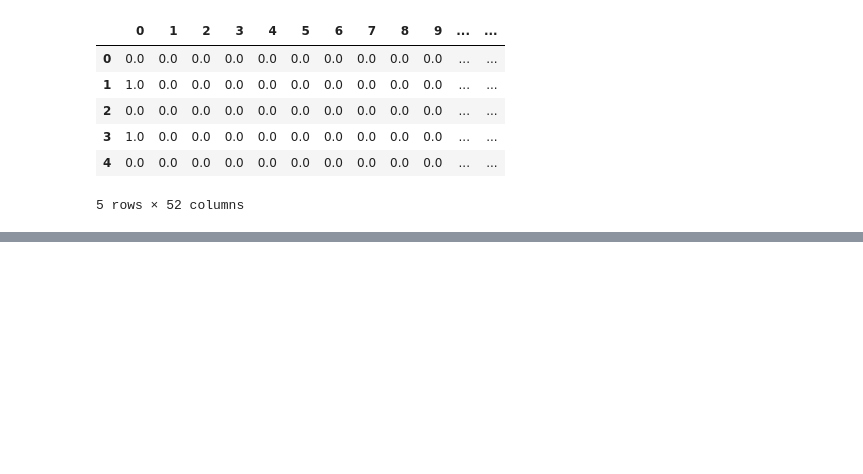
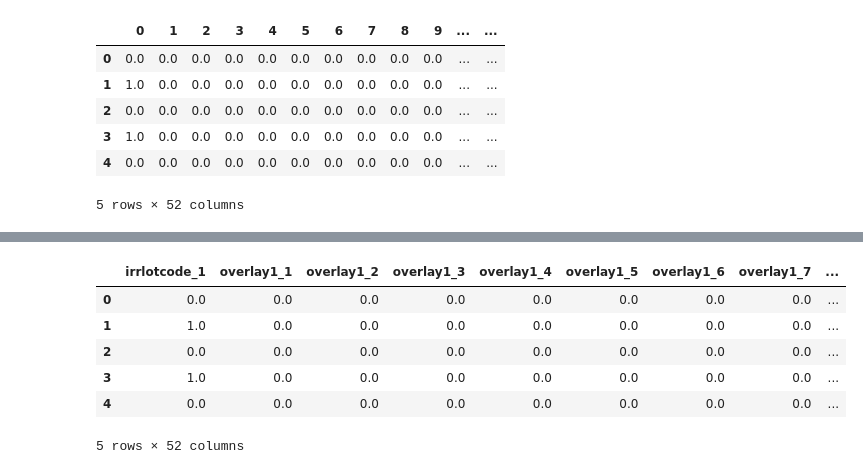
Before and after one commit to clairmarie8/Capstone, a Jupyter notebook: 01_Cleaning_Permits.ipynb, the cells around one changed output, grey strips where cells are left out. Saved outputs shown, nothing was run; the diff lists cells and outputs as text; code cells hidden in the pictures; blank space fills up the shorter version.

```diff
--- a/01_Cleaning_Permits.ipynb
+++ b/01_Cleaning_Permits.ipynb
@@ -2407,2 +2333,2 @@ See the caveats in the documentation: https://pandas.pydata.org/pandas-docs/stab
 # %%
-demo_cat2.astype('int64')
+demo_cat2 = demo_cat2.astype('int64')
@@ -2450,3 +2355,6 @@ Data columns (total 13 columns):
  12  zonedist2   3543 non-null   int64
 dtypes: int64(13)
 memory usage: 547.5 KB
+# %%
+cat2_cols = list(demo_cat2.columns)
+cat2_cols
@@ -2453,6 +2375,6 @@ memory usage: 547.5 KB
 # %%
-ohe = OneHotEncoder(drop='first', categories='auto', sparse=False, handle_unknown='error')
-demo_cat2 = ohe.fit_transform(demo_cat2)
+ohe2 = OneHotEncoder(drop='first', categories='auto', sparse=False, handle_unknown='error')
+demo_cat2 = ohe2.fit_transform(demo_cat2)
 demo_cat2 = pd.DataFrame(data=demo_cat2)
 demo_cat2.head(5)
 # %% [output]
@@ -2463,3 +2385,10 @@ demo_cat2.head(5)
 | 3 | 1.0 | 0.0 | 0.0 | 0.0 | 0.0 | 0.0 | 0.0 | 0.0 | 0.0 | 0.0 | ... | ... |
 | 4 | 0.0 | 0.0 | 0.0 | 0.0 | 0.0 | 0.0 | 0.0 | 0.0 | 0.0 | 0.0 | ... | ... |
 5 rows × 52 columns
+# %%
+feature_names2 = ohe2.get_feature_names(cat2_cols)
+feature_names2 = list(feature_names2)
+num_cols2 = list(range(0,52))
+
+cols2 = {num_cols2[i]: feature_names2[i] for i in range(len(num_cols2))}
+cols2
@@ -2466,3 +2413,15 @@ demo_cat2.head(5)
+# %%
+#rename columns in one-hot-encoded dataframe
+demo_cat2 = demo_cat2.rename(columns=cols2)
+demo_cat2.head(5)
+# %% [output]
+|  | irrlotcode_1 | overlay1_1 | overlay1_2 | overlay1_3 | overlay1_4 | overlay1_5 | overlay1_6 | overlay1_7 | ... |
+| 0 | 0.0 | 0.0 | 0.0 | 0.0 | 0.0 | 0.0 | 0.0 | 0.0 | ... |
+| 1 | 1.0 | 0.0 | 0.0 | 0.0 | 0.0 | 0.0 | 0.0 | 0.0 | ... |
+| 2 | 0.0 | 0.0 | 0.0 | 0.0 | 0.0 | 0.0 | 0.0 | 0.0 | ... |
+| 3 | 1.0 | 0.0 | 0.0 | 0.0 | 0.0 | 0.0 | 0.0 | 0.0 | ... |
+| 4 | 0.0 | 0.0 | 0.0 | 0.0 | 0.0 | 0.0 | 0.0 | 0.0 | ... |
+5 rows × 52 columns
 # %%
 #pickle categorical columns
 with open('data/pickles/demo_cat2.pickle', 'wb') as f:
```
Also changed, not shown: parts of 22 cells of this notebook, 3 other files.
